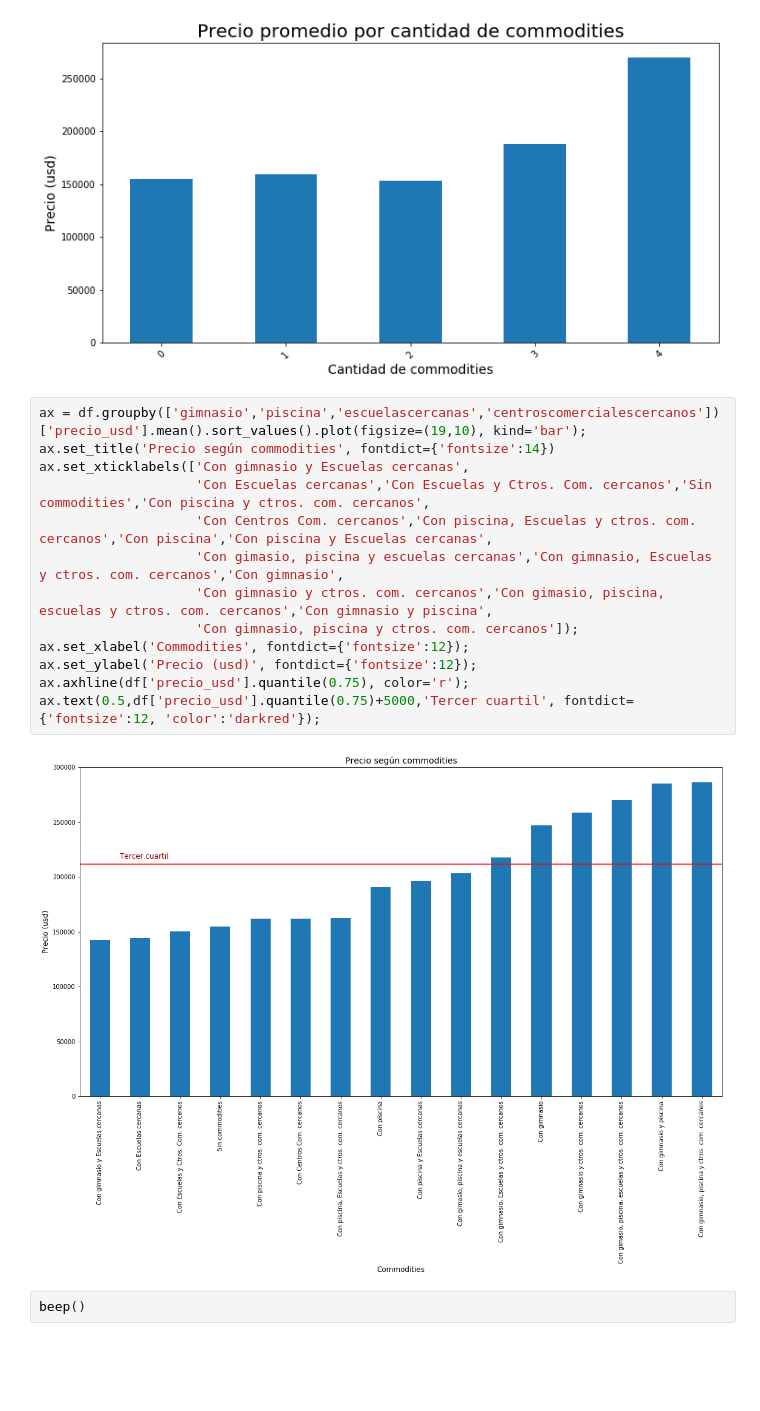
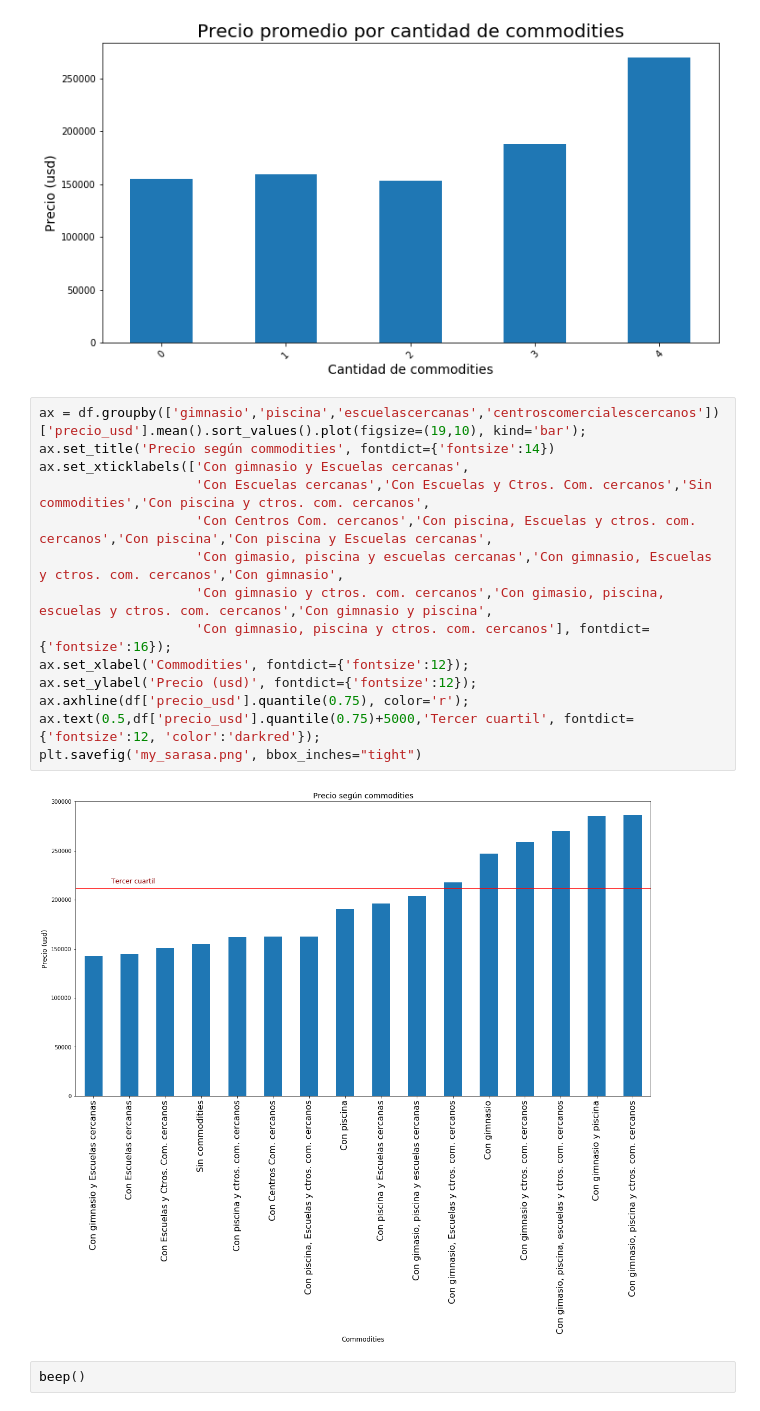
Before and after one commit to rozanecm/7506_2c2019_tp1, a Jupyter notebook: notebooks/basic general analysis by rozanecm.ipynb, the cells around one changed output. Drawn from its saved outputs; the diff is of its cells as text; blank space fills up the shorter version.

```diff
--- a/notebooks/basic general analysis by rozanecm.ipynb
+++ b/notebooks/basic general analysis by rozanecm.ipynb
@@ -609,18 +609,19 @@ named_series_plot(df.groupby('cant_commodities')['precio_usd'].mean(), title='Pr
 # %%
 ax = df.groupby(['gimnasio','piscina','escuelascercanas','centroscomercialescercanos'])['precio_usd'].mean().sort_values().plot(figsize=(19,10), kind='bar');
 ax.set_title('Precio según commodities', fontdict={'fontsize':14})
 ax.set_xticklabels(['Con gimnasio y Escuelas cercanas',
                     'Con Escuelas cercanas','Con Escuelas y Ctros. Com. cercanos','Sin commodities','Con piscina y ctros. com. cercanos',
                     'Con Centros Com. cercanos','Con piscina, Escuelas y ctros. com. cercanos','Con piscina','Con piscina y Escuelas cercanas',
                     'Con gimasio, piscina y escuelas cercanas','Con gimnasio, Escuelas y ctros. com. cercanos','Con gimnasio',
                     'Con gimnasio y ctros. com. cercanos','Con gimasio, piscina, escuelas y ctros. com. cercanos','Con gimnasio y piscina',
-                    'Con gimnasio, piscina y ctros. com. cercanos']);
+                    'Con gimnasio, piscina y ctros. com. cercanos'], fontdict={'fontsize':16});
 ax.set_xlabel('Commodities', fontdict={'fontsize':12});
 ax.set_ylabel('Precio (usd)', fontdict={'fontsize':12});
 ax.axhline(df['precio_usd'].quantile(0.75), color='r');
 ax.text(0.5,df['precio_usd'].quantile(0.75)+5000,'Tercer cuartil', fontdict={'fontsize':12, 'color':'darkred'});
+plt.savefig('my_sarasa.png', bbox_inches="tight")
 # %% [output]
-[figure, old version]
+[figure, new version]
 # %%
 beep()
 # %% [markdown]
```
Also changed, not shown: 1 other file.
